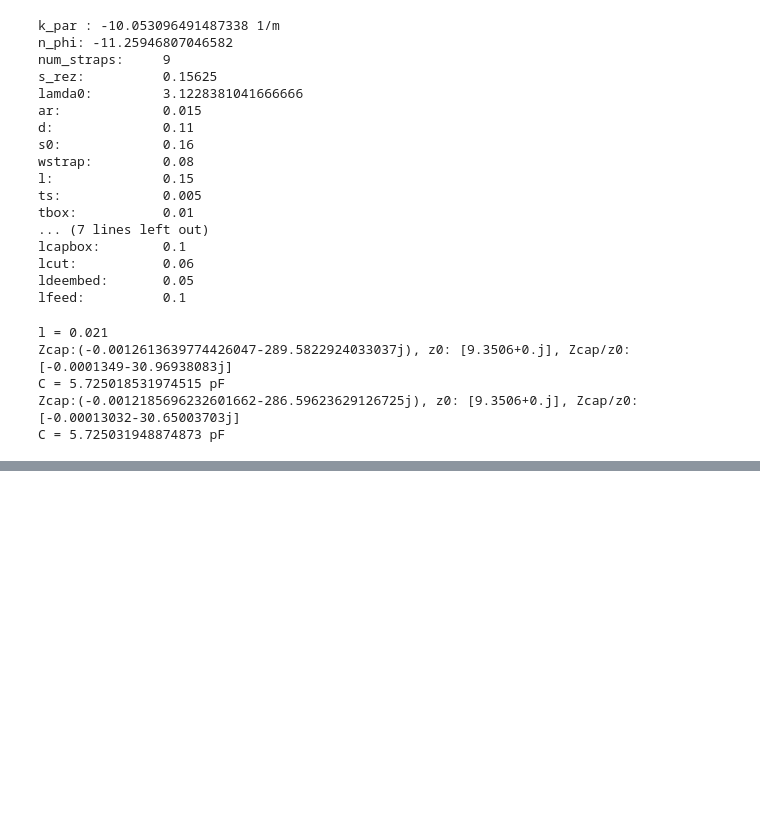
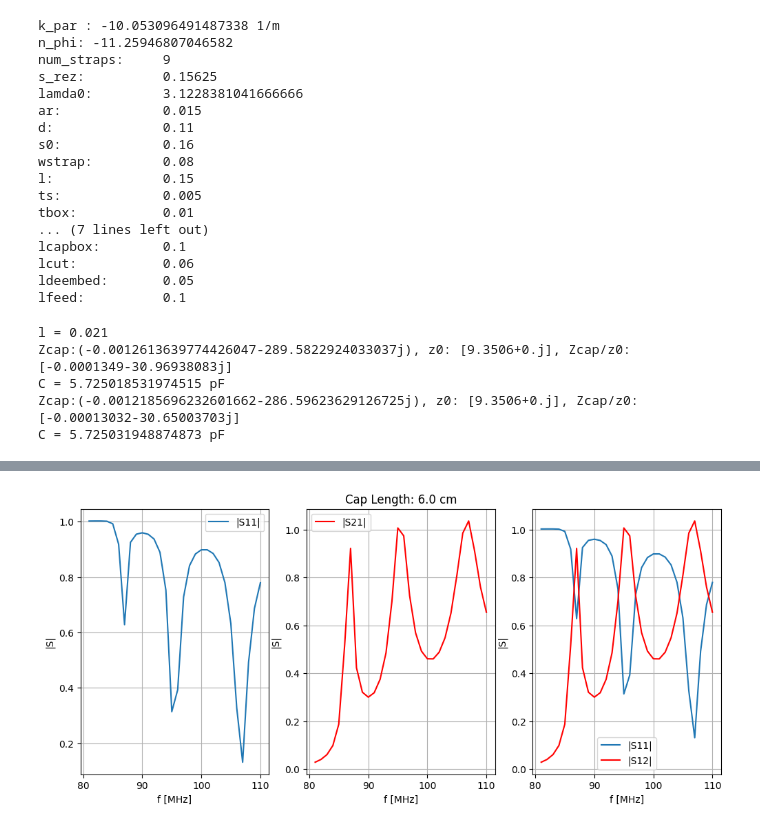
Before and after one commit to vandelij/TWA_circuit, a Jupyter notebook: testing_new_class.ipynb, the cells around one changed output, grey strips where cells are left out. Saved outputs shown, nothing was run; the diff lists cells and outputs as text; code cells hidden in the pictures; blank space fills up the shorter version.

```diff
--- a/testing_new_class.ipynb
+++ b/testing_new_class.ipynb
@@ -179,0 +202,7 @@ axs[1].legend()
+# %%
+# now, can begin testing optimization algorithm.
+fs = np.arange(81, 111, 1)
+l = 0.06
+S11v, S21v, axs = myrfTWA.plot_abs_S11_S21_f_scan_from_internal_datatable(fs, l, return_data=True)
+# %% [output]
+[figure, added]
```
Also changed, not shown: parts of 5 cells of this notebook, 1 other file.
